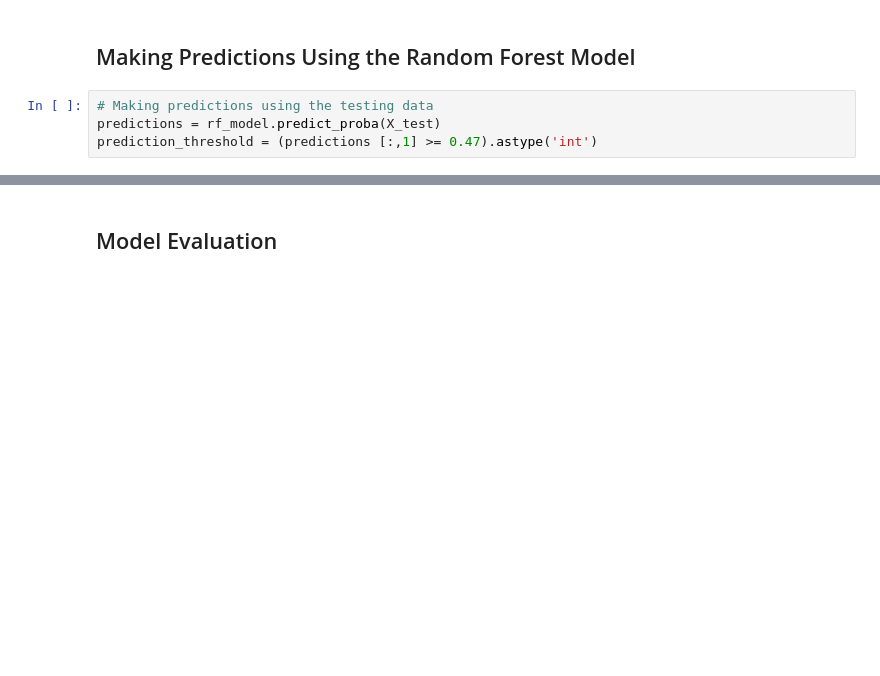
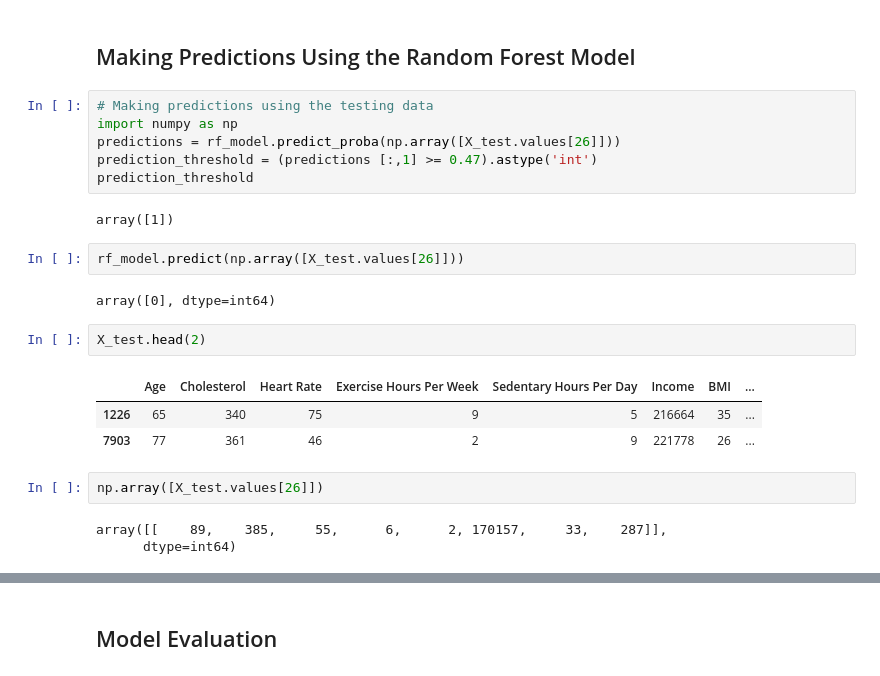
Before and after one commit to bill-leang/project4_group3_health_ml, a Jupyter notebook: OC Trial/heart_explore-Oormi.ipynb, the cells around one changed output, grey strips where cells are left out. Saved outputs shown, nothing was run; the diff lists cells and outputs as text; blank space fills up the shorter version.

```diff
--- a/OC Trial/heart_explore-Oormi.ipynb
+++ b/OC Trial/heart_explore-Oormi.ipynb
@@ -177,5 +177,24 @@ rf_model = rf_model.fit(X_train, y_train)
 ## Making Predictions Using the Random Forest Model
 # %%
 # Making predictions using the testing data
-predictions = rf_model.predict_proba(X_test)
+import numpy as np
+predictions = rf_model.predict_proba(np.array([X_test.values[26]]))
 prediction_threshold = (predictions [:,1] >= 0.47).astype('int')
+prediction_threshold
+# %% [output]
+array([1])
+# %%
+rf_model.predict(np.array([X_test.values[26]]))
+# %% [output]
+array([0], dtype=int64)
+# %%
+X_test.head(2)
+# %% [output]
+|  | Age | Cholesterol | Heart Rate | Exercise Hours Per Week | Sedentary Hours Per Day | Income | BMI | ... |
+| 1226 | 65 | 340 | 75 | 9 | 5 | 216664 | 35 | ... |
+| 7903 | 77 | 361 | 46 | 2 | 9 | 221778 | 26 | ... |
+# %%
+np.array([X_test.values[26]])
+# %% [output]
+array([[    89,    385,     55,      6,      2, 170157,     33,    287]],
+      dtype=int64)
```
Also changed, not shown: parts of 2 cells of this notebook, 2 other files.
